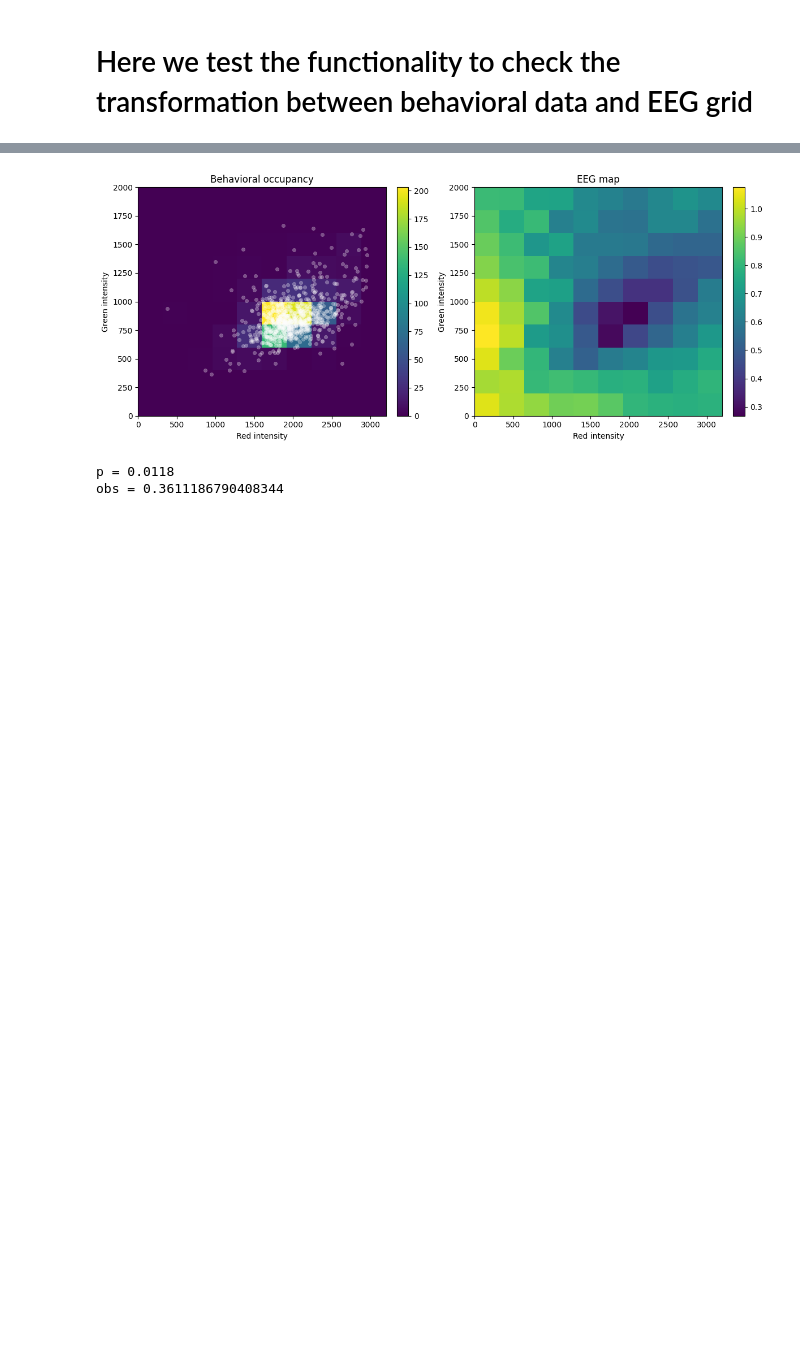
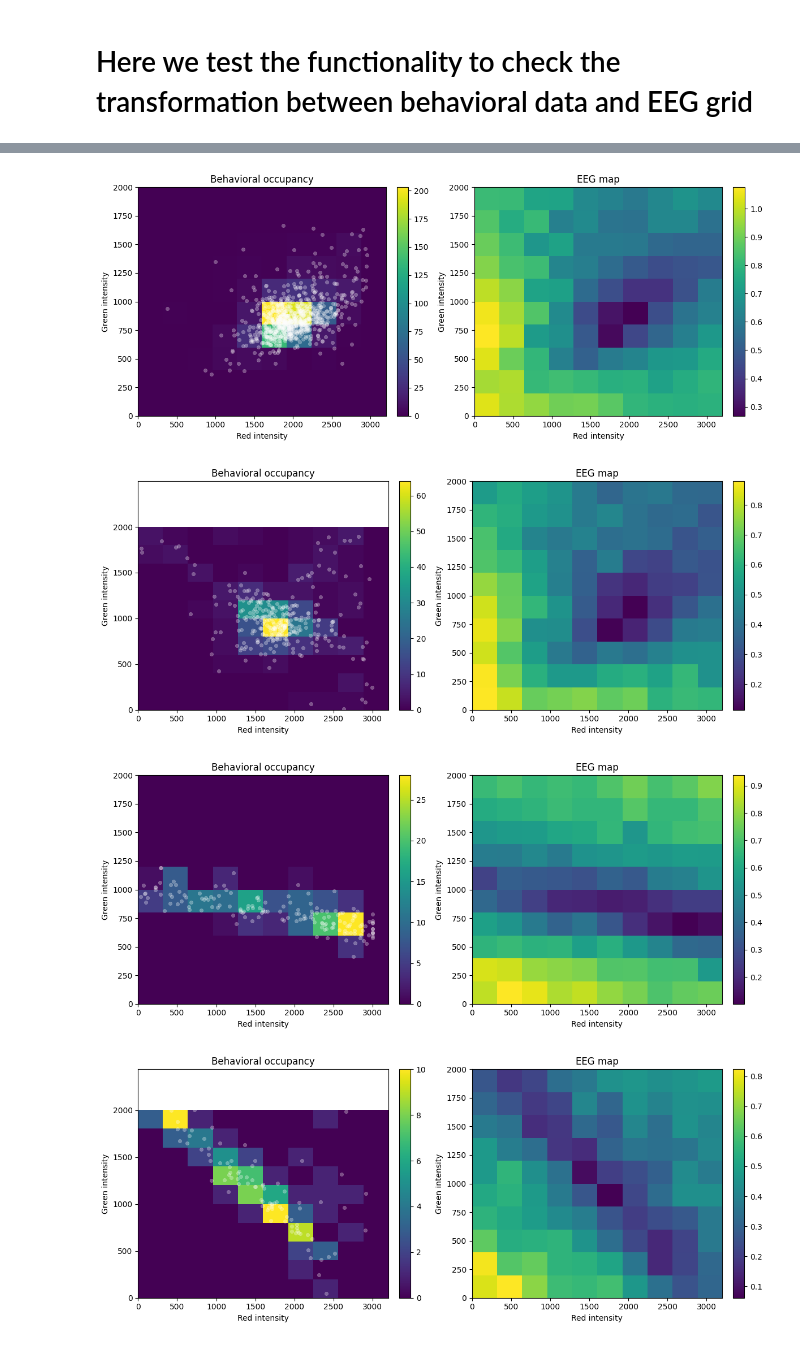
Before and after one commit to zevaz13/Metamers_python, a Jupyter notebook: scripts/EEGbeh/grid_mapping.ipynb, the cells around one changed output, grey strips where cells are left out. Saved outputs shown, nothing was run; the diff lists cells and outputs as text; code cells hidden in the pictures; blank space fills up the shorter version.

```diff
--- a/scripts/EEGbeh/grid_mapping.ipynb
+++ b/scripts/EEGbeh/grid_mapping.ipynb
@@ -113,7 +108,8 @@ def plot_behavior_and_eeg(B, E, df_beh, vmin=None, vmax=None):
         linewidth=0.5,
         alpha=0.3
     )
-
+    ax.set_xlim(0, 3200)
+    ax.set_ylim(0, 2000)
     ax.set_title("Behavioral occupancy")
     ax.set_xlabel("Red intensity")
     ax.set_ylabel("Green intensity")
@@ -134,6 +130,8 @@ def plot_behavior_and_eeg(B, E, df_beh, vmin=None, vmax=None):
         vmax=vmax
     )
 
+    ax.set_xlim(0, 3200)
+    ax.set_ylim(0, 2000)
     ax.set_title("EEG map")
     ax.set_xlabel("Red intensity")
     ax.set_ylabel("Green intensity")
@@ -145,18 +143,32 @@ def plot_behavior_and_eeg(B, E, df_beh, vmin=None, vmax=None):
 # %%
 # B = behavioral occupancy matrix (10×10)
 # ECTR = EEG map for CTR group (10×10)
 
 plot_behavior_and_eeg(
-    B,
+    BCTR,
     ECTR,
     df_CTR,
 )
 
-p, obs, null = permWeighted2Dshifts(B, ECTR, nPerm=5000)
+plot_behavior_and_eeg(
+    BPD,
+    EPD,
+    df_PD,
+)
 
-print("p =", p)
-print("obs =", obs)
+plot_behavior_and_eeg(
+    Bpro,
+    Epro,
+    df_protan,
+)
+
+plot_behavior_and_eeg(
+    Bdeu,
+    Edeu,
+    df_deutan,
+)
 # %% [output]
 [figure]
-p = 0.0118
-obs = 0.3611186790408344
+[figure, added]
+[figure, added]
+[figure, added]
```
Also changed, not shown: parts of 9 cells of this notebook, 6 other files.
